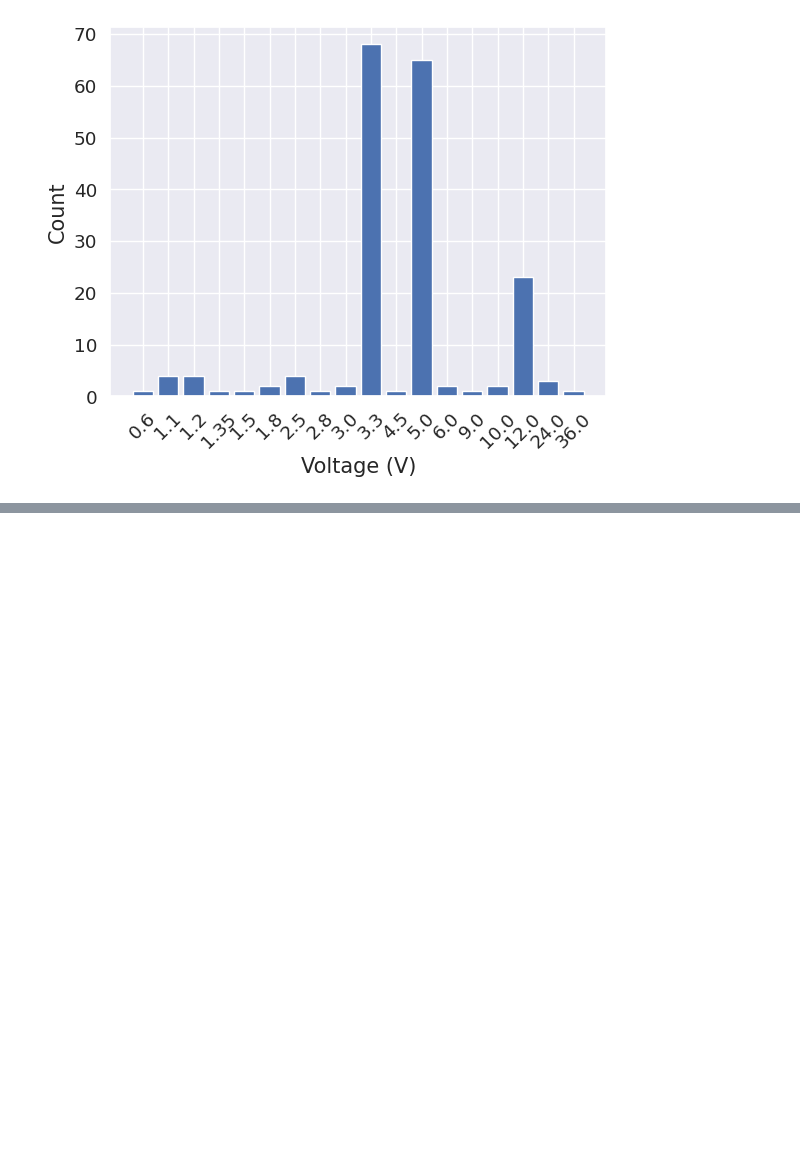
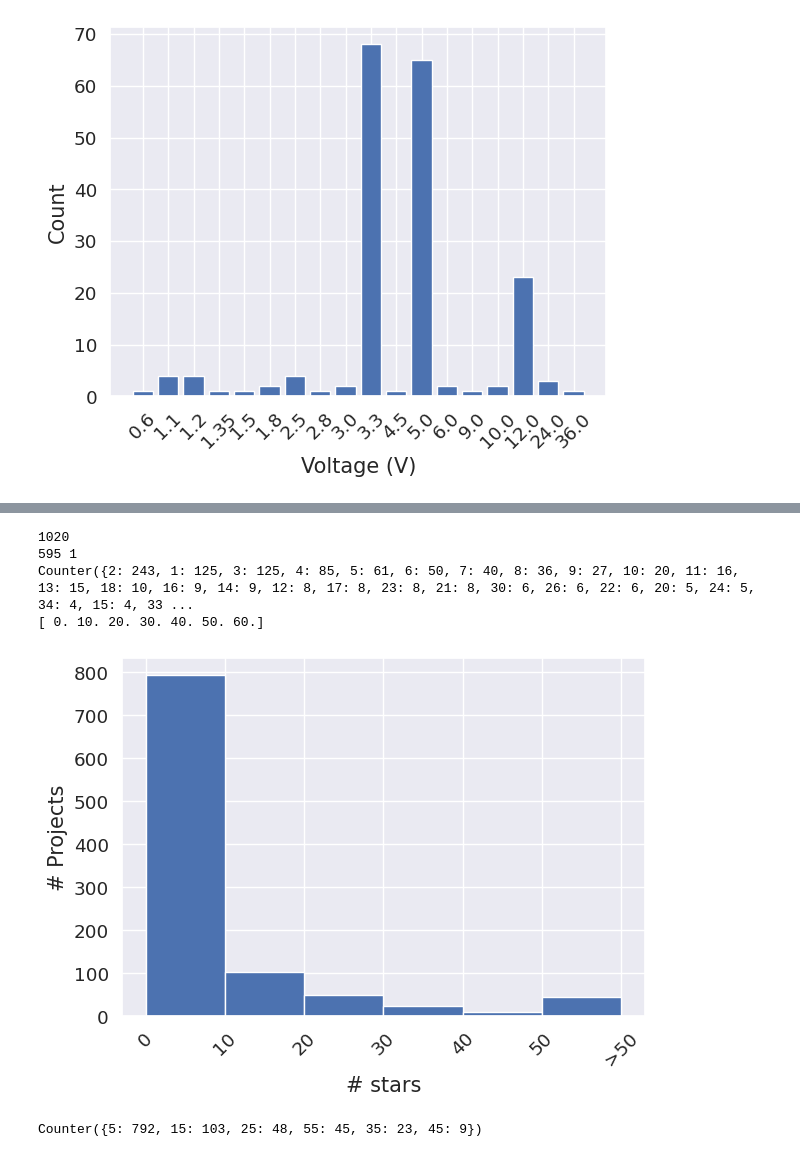
Before and after one commit to PCBench/PCBench, a Jupyter notebook: statistics.ipynb, the cells around one changed output, grey strips where cells are left out. Drawn from its saved outputs; the diff is of its cells as text; code cells hidden in the pictures; blank space fills up the shorter version.

```diff
--- a/statistics.ipynb
+++ b/statistics.ipynb
@@ -479,0 +504,80 @@ plt.show()
+# %%
+import os
+import json
+from collections import Counter
+
+def read_json(file_name):
+    # Opening JSON file
+    with open(file_name) as json_file:
+        data = json.load(json_file)
+
+    return data
+
+
+github_meta_folder = "./github_meta/"
+stars = []
+for gmeta_file in os.listdir(github_meta_folder):
+    gmeta_path = os.path.join(github_meta_folder, gmeta_file)
+    meta_data = read_json(gmeta_path)
+    for proj in meta_data["items"]:
+        stars.append(proj["stargazers_count"])
+    # print(meta_data["items"])
+    # break
+print(len(stars))
+print(max(stars), min(stars))
+print(Counter(stars))
+
+import pandas as pd
+import matplotlib.pyplot as plt
+
+data = pd.read_csv("statistics.csv")
+stats_name = "Area"
+
+stats_data = stars
+# print(stats_data)
+name_range = list(range(0, 55, 10)) + [600]
+# print(stats_name_range)
+for idx, c in enumerate(stats_data):
+    for i in range(len(name_range)-1):
+        if name_range[i] <= c < name_range[i+1]:
+            stats_data[idx] = int( name_range[i] + (name_range[1] - name_range[0]) / 2 )
+
+# fig, ax = plt.subplots()
+# ax.bar([str(nr) for nr in name_range[1:]], range_count, label=name_range[1:], color="steelblue")
+
+# ax.set_xlabel('# Nets', fontsize=15)
+# ax.set_ylabel('# PCBs', fontsize=15)
+
+# # fig.savefig("dp_dist.pdf")
+
+num_bins = name_range[:-1] + [name_range[-2] + name_range[1] - name_range[0]]
+
+fig, ax = plt.subplots()
+
+# the histogram of the data
+n, bins, patches = ax.hist(stats_data, num_bins)
+print(bins)
+
+labels = [str(nr) for nr in num_bins]
+labels[-1] = f">{labels[-2]}"
+plt.xticks(num_bins, labels, rotation=45)
+
+ax.set_xlabel('# stars', fontsize=15)
+ax.set_ylabel('# Projects', fontsize=15)
+
+# Tweak spacing to prevent clipping of ylabel
+fig.tight_layout()
+# plt.grid()
+fig.savefig("stars_dist.pdf")
+plt.show()
+# %% [output]
+1020
+595 1
+Counter({2: 243, 1: 125, 3: 125, 4: 85, 5: 61, 6: 50, 7: 40, 8: 36, 9: 27, 10: 20, 11: 16, 13: 15, 18: 10, 16: 9, 14: 9, 12: 8, 17: 8, 23: 8, 21: 8, 30: 6, 26: 6, 22: 6, 20: 5, 24: 5, 34: 4, 15: 4, 33 ...
+[ 0. 10. 20. 30. 40. 50. 60.]
+[figure, added]
+# %%
+from collections import Counter
+print(Counter(stats_data))
+# %% [output]
+Counter({5: 792, 15: 103, 25: 48, 55: 45, 35: 23, 45: 9})
```
Also changed, not shown: parts of 9 cells of this notebook, 8 other files.
